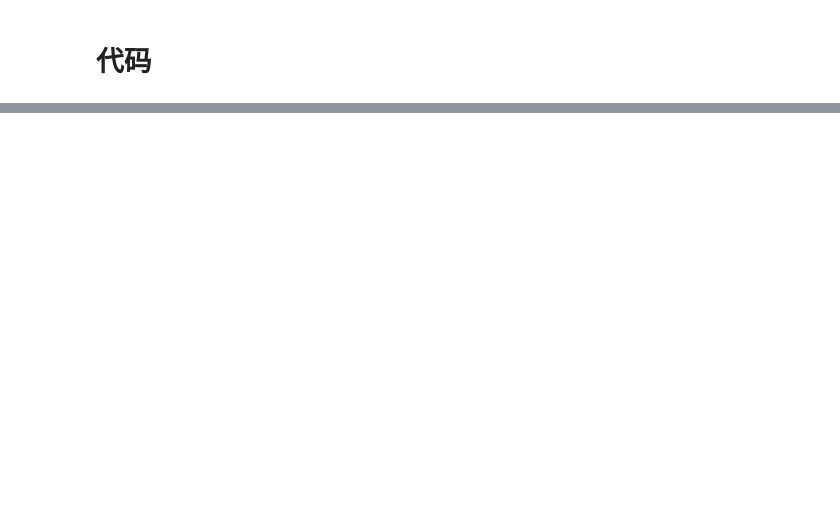
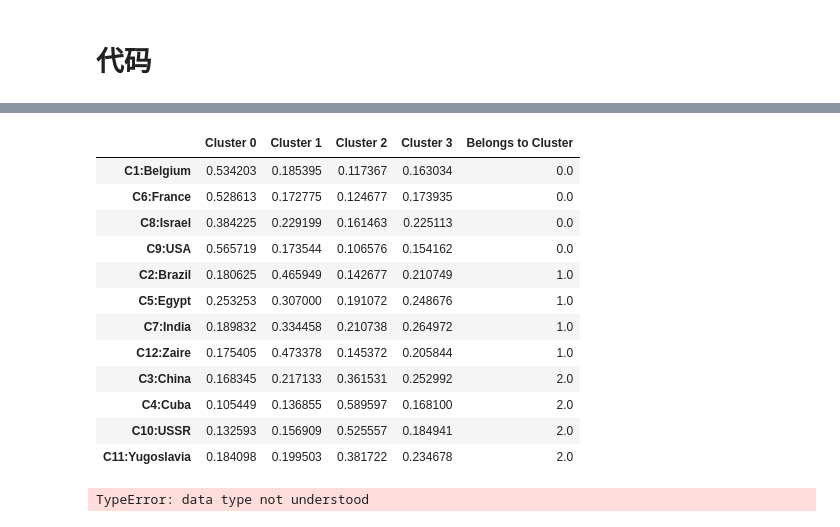
Before and after one commit to Wangpeiyi9979/-, a Jupyter notebook: 无监督学习/关系型数据-模糊聚类-FRC.ipynb, the cells around one changed output, grey strips where cells are left out. Cells and saved outputs as stored; diff of their text form; code cells hidden in the pictures; blank space fills up the shorter version.

```diff
--- a/无监督学习/关系型数据-模糊聚类-FRC.ipynb
+++ b/无监督学习/关系型数据-模糊聚类-FRC.ipynb
@@ -83,19 +215,40 @@ def loadData():
 # %%
-def FRC(U, R, m, epsilon, maxIterNum):
+def cluster(R, c,  m, epsilon, maxIterNum, updateMethod=updateUOfRNeFrc, lam=None):
     """
-    函数功能： 实现FRC算法
+    函数功能： 实现聚类算法算法
     参数:
         U:(c,n). 隶属度矩阵
         R:(n,n). 关系矩阵
         m: 模糊指数
+        c: 聚类数
         epsilon: 终止迭代的阈值
         maxIterNum: 最大迭代次数
+        updateMethod:
+            updateUOfFrc: FRC算法
+            updateUOfRNeFrc: R_NE_FRC算法
+        lam: updateUOfRNeFrc需要
     返回:
-        U:(n, n): 最终的隶属度矩阵
+        U:(c/c+1, n): 最终的隶属度矩阵
     """
+
+    "初始化隶属度矩阵"
+    n = R.shape[0]
+    if updateMethod == updateUOfRNeFrc:
+        U = init(c+1, n)
+    else:
+        U = init(c, n)
+    if updateMethod == updateUOfRNeFrc and lam == None:
+        print("R_NE_FRC算法需要lam")
+        return None
+
     for step in range(maxIterNum):
-        Unew = updateUOfFrc(U, R, m)
-        if sum(sum(Unew - U)) < epsilon:
+        Unew = updateMethod(U, R, m, lam)
+        # print(sum(sum(Unew - U)))
+        if abs(sum(sum(Unew - U))) < epsilon:
+            if lam == None:
+                print("FRC Algorithm, Get The Minmum in epoch {}".format(step))
+            else:
+                print("R_NE_FRC Algorithm, Get The Minmum in epoch {}".format(step))
             return Unew
         U = Unew
     return Unew
@@ -115,0 +255,8 @@ array([0.99991046, 0.99997556, 1.00004538, 1.00003618, 1.00010578,
+# %%
+id2country, R = loadData(dataSet='CD', convertMethod=0)
+c = 3
+m = 2
+epsilon = 1e-20
+maxIterNum = 10
+resultU = cluster(R, c, m, epsilon, maxIterNum=maxIterNum, updateMethod=updateUOfRNeFrc, lam=1)
+#  resultU = cluster(R, c, m, epsilon, maxIterNum=maxIterNum, updateMethod=updateUOfFrc, lam=None)
@@ -115,0 +284,20 @@ array([0.99991046, 0.99997556, 1.00004538, 1.00003618, 1.00010578,
+# %%
+plotResult(id2country, resultU)
+# %% [output]
+|  | Cluster 0 | Cluster 1 | Cluster 2 | Cluster 3 | Belongs to Cluster |
+| C1:Belgium | 0.534203 | 0.185395 | 0.117367 | 0.163034 | 0.0 |
+| C6:France | 0.528613 | 0.172775 | 0.124677 | 0.173935 | 0.0 |
+| C8:Israel | 0.384225 | 0.229199 | 0.161463 | 0.225113 | 0.0 |
+| C9:USA | 0.565719 | 0.173544 | 0.106576 | 0.154162 | 0.0 |
+| C2:Brazil | 0.180625 | 0.465949 | 0.142677 | 0.210749 | 1.0 |
+| C5:Egypt | 0.253253 | 0.307000 | 0.191072 | 0.248676 | 1.0 |
+| C7:India | 0.189832 | 0.334458 | 0.210738 | 0.264972 | 1.0 |
+| C12:Zaire | 0.175405 | 0.473378 | 0.145372 | 0.205844 | 1.0 |
+| C3:China | 0.168345 | 0.217133 | 0.361531 | 0.252992 | 2.0 |
+| C4:Cuba | 0.105449 | 0.136855 | 0.589597 | 0.168100 | 2.0 |
+| C10:USSR | 0.132593 | 0.156909 | 0.525557 | 0.184941 | 2.0 |
+| C11:Yugoslavia | 0.184098 | 0.199503 | 0.381722 | 0.234678 | 2.0 |
+# %%
+np.zeros(1,2)
+# %% [output]
+TypeError: data type not understood
```
Also changed, not shown: parts of 9 cells of this notebook, 4 other files.
